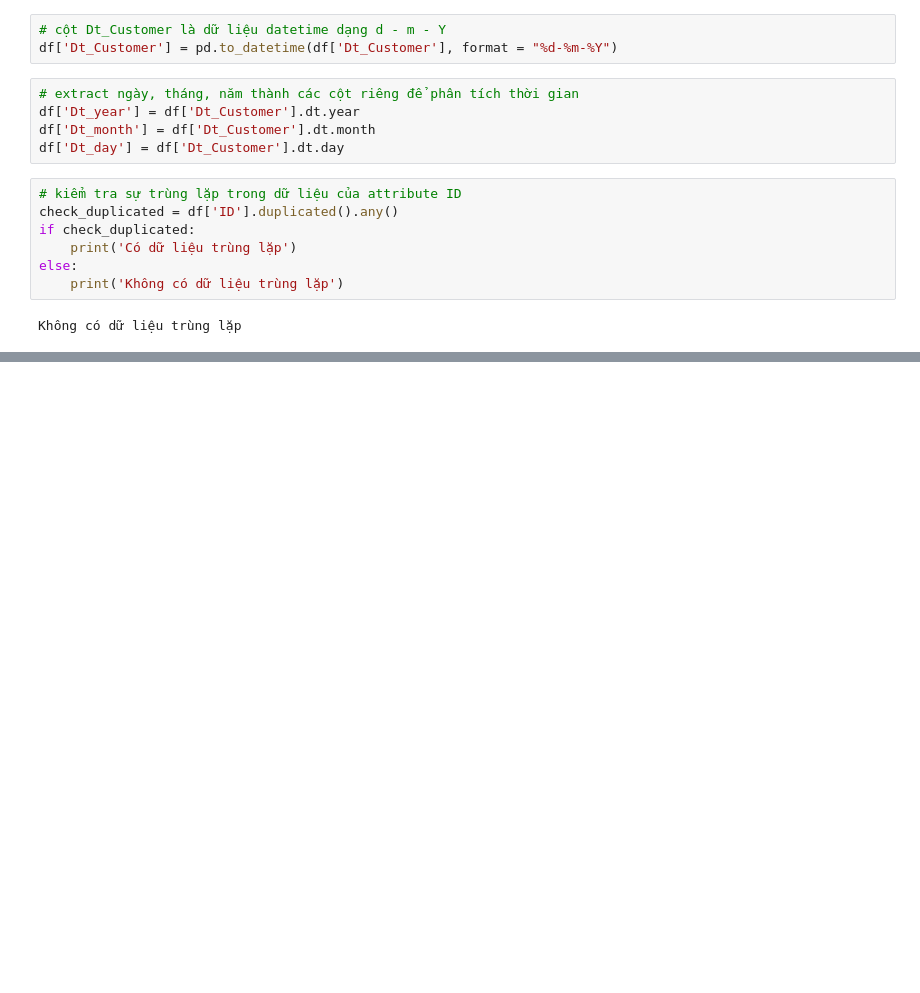
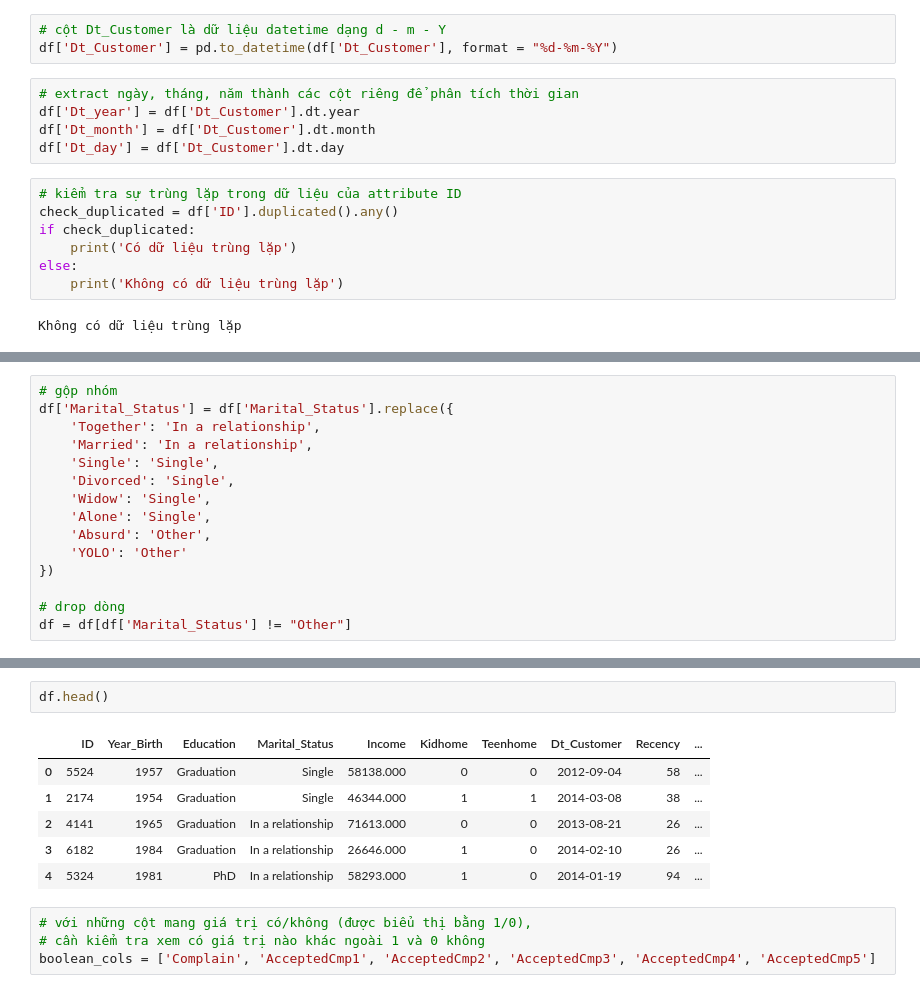
Before and after one commit to nh-adorie/adorie-data-projects, a Jupyter notebook: customer-personality-analysis/notebooks/1_eda_cleaning.ipynb, the cells around one changed output, grey strips where cells are left out. Drawn from its saved outputs; the diff is of its cells as text; blank space fills up the shorter version.

```diff
--- a/customer-personality-analysis/notebooks/1_eda_cleaning.ipynb
+++ b/customer-personality-analysis/notebooks/1_eda_cleaning.ipynb
@@ -112,0 +185,15 @@ Không có dữ liệu trùng lặp
+# %%
+# gộp nhóm
+df['Marital_Status'] = df['Marital_Status'].replace({
+    'Together': 'In a relationship',
+    'Married': 'In a relationship',
+    'Single': 'Single',
+    'Divorced': 'Single',
+    'Widow': 'Single',
+    'Alone': 'Single',
+    'Absurd': 'Other',
+    'YOLO': 'Other'
+})
+
+# drop dòng
+df = df[df['Marital_Status'] != "Other"]
@@ -112,0 +208,13 @@ Không có dữ liệu trùng lặp
+# %%
+df.head()
+# %% [output]
+|  | ID | Year_Birth | Education | Marital_Status | Income | Kidhome | Teenhome | Dt_Customer | Recency | ... |
+| 0 | 5524 | 1957 | Graduation | Single | 58138.000 | 0 | 0 | 2012-09-04 | 58 | ... |
+| 1 | 2174 | 1954 | Graduation | Single | 46344.000 | 1 | 1 | 2014-03-08 | 38 | ... |
+| 2 | 4141 | 1965 | Graduation | In a relationship | 71613.000 | 0 | 0 | 2013-08-21 | 26 | ... |
+| 3 | 6182 | 1984 | Graduation | In a relationship | 26646.000 | 1 | 0 | 2014-02-10 | 26 | ... |
+| 4 | 5324 | 1981 | PhD | In a relationship | 58293.000 | 1 | 0 | 2014-01-19 | 94 | ... |
+# %%
+# với những cột mang giá trị có/không (được biểu thị bằng 1/0),
+# cần kiểm tra xem có giá trị nào khác ngoài 1 và 0 không
+boolean_cols = ['Complain', 'AcceptedCmp1', 'AcceptedCmp2', 'AcceptedCmp3', 'AcceptedCmp4', 'AcceptedCmp5']
```
Also changed, not shown: parts of 11 cells of this notebook.
